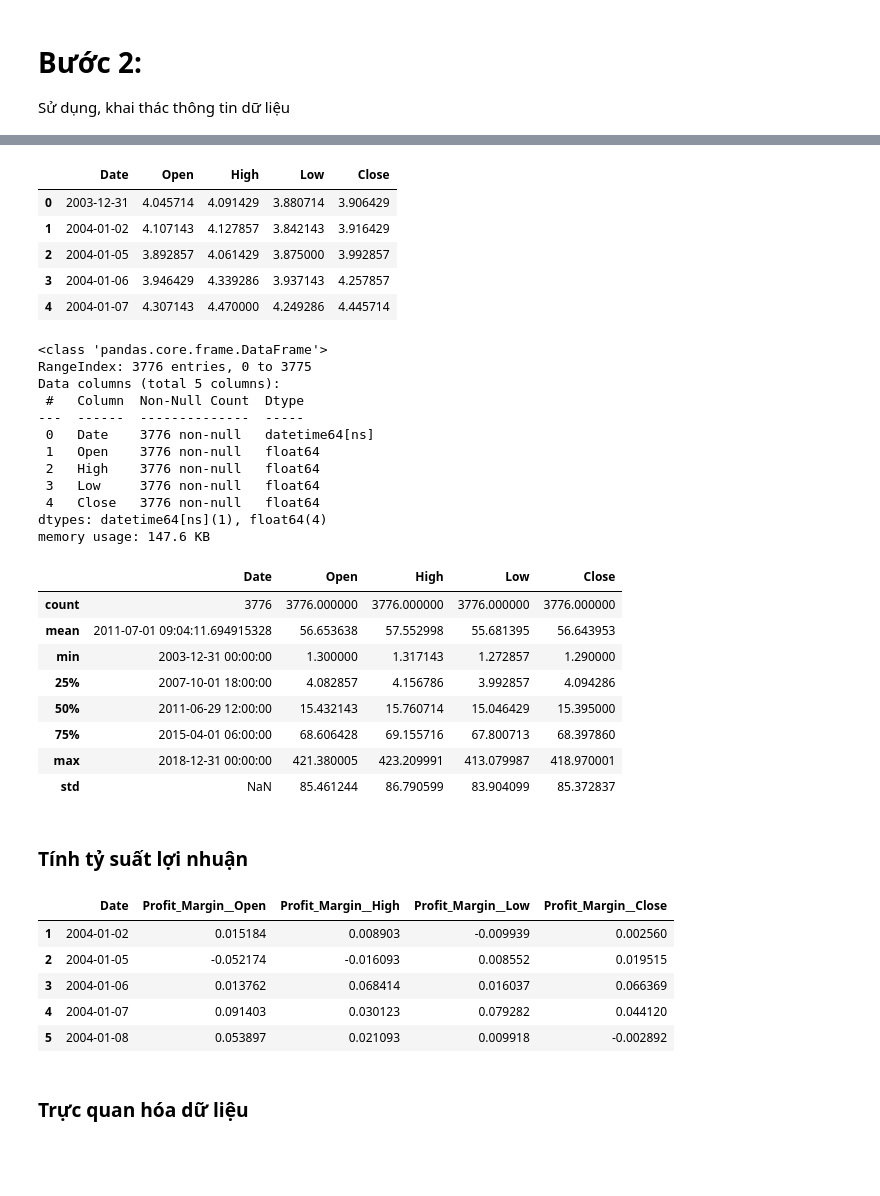
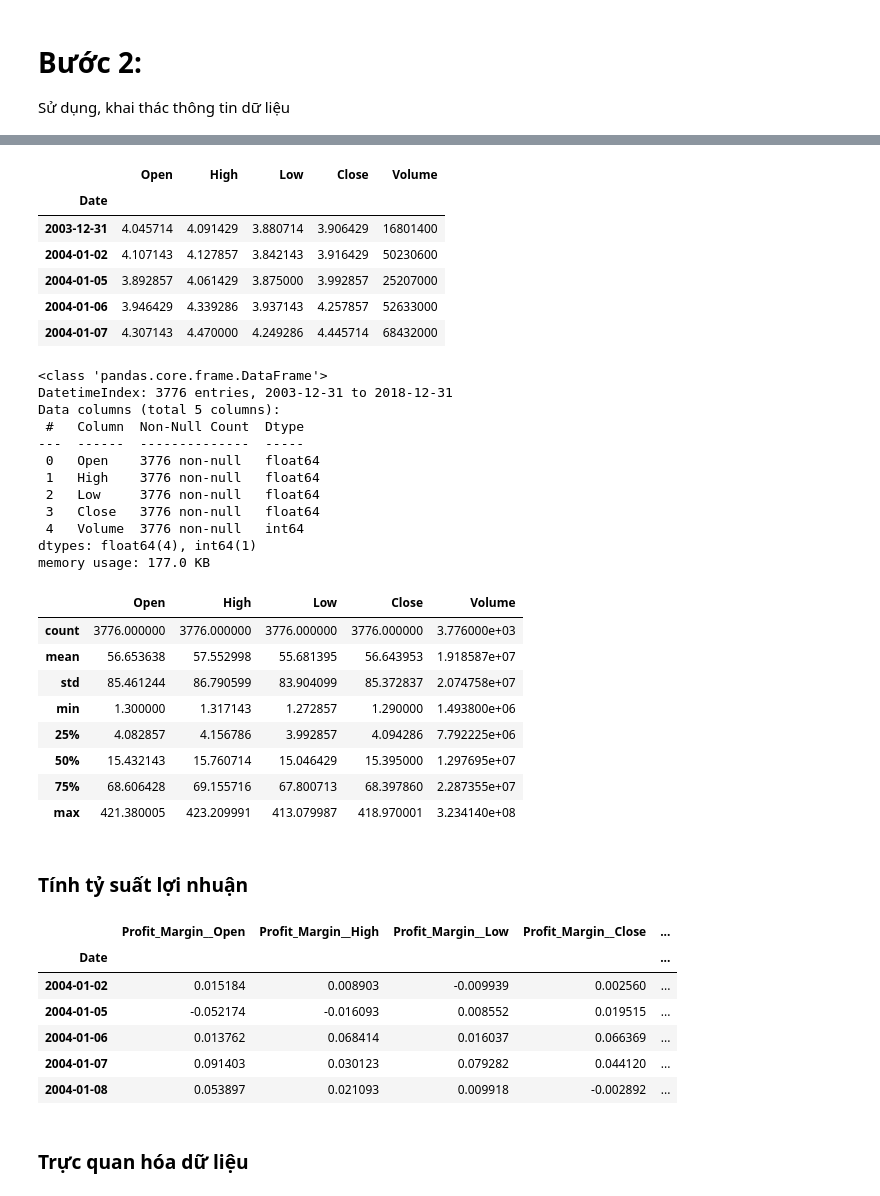
Before and after one commit to JohnsonAudreyRalph/Major_Assignment, a Jupyter notebook: Train_Data.ipynb, the cells around one changed output, grey strips where cells are left out. Drawn from its saved outputs; the diff is of its cells as text; code cells hidden in the pictures; blank space fills up the shorter version.

```diff
--- a/Train_Data.ipynb
+++ b/Train_Data.ipynb
@@ -13,8 +15,7 @@ from keras.layers import LSTM, Dense, Dropout
 # %% [markdown]
 <h1> Bước 2:</h1> Sử dụng, khai thác thông tin dữ liệu
 # %%
-data = pd.read_csv('Data.csv')
-data['Date'] = pd.to_datetime(data.Date, format='%Y-%m-%d')
+data = pd.read_csv('Data.csv', na_values=['null'], index_col='Date', parse_dates=True)
 # %%
 print(f"Số lượng dữ liệu: {data.shape[0]}x{data.shape[1]}")
 # %% [output]
@@ -22,40 +23,41 @@ Số lượng dữ liệu: 3776x7
 # %%
-data.drop(["Volume", "Adj Close"], axis=1, inplace=True)
+data.drop(["Adj Close"], axis=1, inplace=True)
 data.head() # 5 dòng đầu
 # %% [output]
-|  | Date | Open | High | Low | Close |
-| 0 | 2003-12-31 | 4.045714 | 4.091429 | 3.880714 | 3.906429 |
-| 1 | 2004-01-02 | 4.107143 | 4.127857 | 3.842143 | 3.916429 |
-| 2 | 2004-01-05 | 3.892857 | 4.061429 | 3.875000 | 3.992857 |
-| 3 | 2004-01-06 | 3.946429 | 4.339286 | 3.937143 | 4.257857 |
-| 4 | 2004-01-07 | 4.307143 | 4.470000 | 4.249286 | 4.445714 |
+|  | Open | High | Low | Close | Volume |
+| Date |  |  |  |  |  |
+| 2003-12-31 | 4.045714 | 4.091429 | 3.880714 | 3.906429 | 16801400 |
+| 2004-01-02 | 4.107143 | 4.127857 | 3.842143 | 3.916429 | 50230600 |
+| 2004-01-05 | 3.892857 | 4.061429 | 3.875000 | 3.992857 | 25207000 |
+| 2004-01-06 | 3.946429 | 4.339286 | 3.937143 | 4.257857 | 52633000 |
+| 2004-01-07 | 4.307143 | 4.470000 | 4.249286 | 4.445714 | 68432000 |
 # %%
 data.info() # Thông tin của từng cột dữ liệu
 # %% [output]
 <class 'pandas.core.frame.DataFrame'>
-RangeIndex: 3776 entries, 0 to 3775
+DatetimeIndex: 3776 entries, 2003-12-31 to 2018-12-31
 Data columns (total 5 columns):
  #   Column  Non-Null Count  Dtype
 ---  ------  --------------  -----
- 0   Date    3776 non-null   datetime64[ns]
- 1   Open    3776 non-null   float64
- 2   High    3776 non-null   float64
- 3   Low     3776 non-null   float64
- 4   Close   3776 non-null   float64
-dtypes: datetime64[ns](1), float64(4)
-memory usage: 147.6 KB
+ 0   Open    3776 non-null   float64
+ 1   High    3776 non-null   float64
+ 2   Low     3776 non-null   float64
+ 3   Close   3776 non-null   float64
+ 4   Volume  3776 non-null   int64
+dtypes: float64(4), int64(1)
+memory usage: 177.0 KB
 # %%
 data.describe() # Thông tin từng cột dữ liệu
 # %% [output]
-|  | Date | Open | High | Low | Close |
-| count | 3776 | 3776.000000 | 3776.000000 | 3776.000000 | 3776.000000 |
-| mean | 2011-07-01 09:04:11.694915328 | 56.653638 | 57.552998 | 55.681395 | 56.643953 |
-| min | 2003-12-31 00:00:00 | 1.300000 | 1.317143 | 1.272857 | 1.290000 |
-| 25% | 2007-10-01 18:00:00 | 4.082857 | 4.156786 | 3.992857 | 4.094286 |
-| 50% | 2011-06-29 12:00:00 | 15.432143 | 15.760714 | 15.046429 | 15.395000 |
-| 75% | 2015-04-01 06:00:00 | 68.606428 | 69.155716 | 67.800713 | 68.397860 |
-| max | 2018-12-31 00:00:00 | 421.380005 | 423.209991 | 413.079987 | 418.970001 |
-| std | NaN | 85.461244 | 86.790599 | 83.904099 | 85.372837 |
+|  | Open | High | Low | Close | Volume |
+| count | 3776.000000 | 3776.000000 | 3776.000000 | 3776.000000 | 3.776000e+03 |
+| mean | 56.653638 | 57.552998 | 55.681395 | 56.643953 | 1.918587e+07 |
+| std | 85.461244 | 86.790599 | 83.904099 | 85.372837 | 2.074758e+07 |
+| min | 1.300000 | 1.317143 | 1.272857 | 1.290000 | 1.493800e+06 |
+| 25% | 4.082857 | 4.156786 | 3.992857 | 4.094286 | 7.792225e+06 |
+| 50% | 15.432143 | 15.760714 | 15.046429 | 15.395000 | 1.297695e+07 |
+| 75% | 68.606428 | 69.155716 | 67.800713 | 68.397860 | 2.287355e+07 |
+| max | 421.380005 | 423.209991 | 413.079987 | 418.970001 | 3.234140e+08 |
 # %% [markdown]
 <h3> Tính tỷ suất lợi nhuận </h3>
 # %%
@@ -64,16 +66,17 @@ Profit_Margin['Profit_Margin__Open'] = data['Open'].pct_change()
 Profit_Margin['Profit_Margin__High'] = data['High'].pct_change()
 Profit_Margin['Profit_Margin__Low'] = data['Low'].pct_change()
 Profit_Margin['Profit_Margin__Close'] = data['Close'].pct_change()
-Profit_Margin.insert(0, 'Date', data['Date'])
+Profit_Margin['Profit_Margin__Volume'] = data['Volume'].pct_change()
 Profit_Margin = Profit_Margin.dropna()
 Profit_Margin.head()
 # %% [output]
-|  | Date | Profit_Margin__Open | Profit_Margin__High | Profit_Margin__Low | Profit_Margin__Close |
-| 1 | 2004-01-02 | 0.015184 | 0.008903 | -0.009939 | 0.002560 |
-| 2 | 2004-01-05 | -0.052174 | -0.016093 | 0.008552 | 0.019515 |
-| 3 | 2004-01-06 | 0.013762 | 0.068414 | 0.016037 | 0.066369 |
-| 4 | 2004-01-07 | 0.091403 | 0.030123 | 0.079282 | 0.044120 |
-| 5 | 2004-01-08 | 0.053897 | 0.021093 | 0.009918 | -0.002892 |
+|  | Profit_Margin__Open | Profit_Margin__High | Profit_Margin__Low | Profit_Margin__Close | ... |
+| Date |  |  |  |  | ... |
+| 2004-01-02 | 0.015184 | 0.008903 | -0.009939 | 0.002560 | ... |
+| 2004-01-05 | -0.052174 | -0.016093 | 0.008552 | 0.019515 | ... |
+| 2004-01-06 | 0.013762 | 0.068414 | 0.016037 | 0.066369 | ... |
+| 2004-01-07 | 0.091403 | 0.030123 | 0.079282 | 0.044120 | ... |
+| 2004-01-08 | 0.053897 | 0.021093 | 0.009918 | -0.002892 | ... |
 # %% [markdown]
 <h3>Trực quan hóa dữ liệu</h3>
 # %%
```
Also changed, not shown: parts of 43 cells of this notebook, 7 other files.
